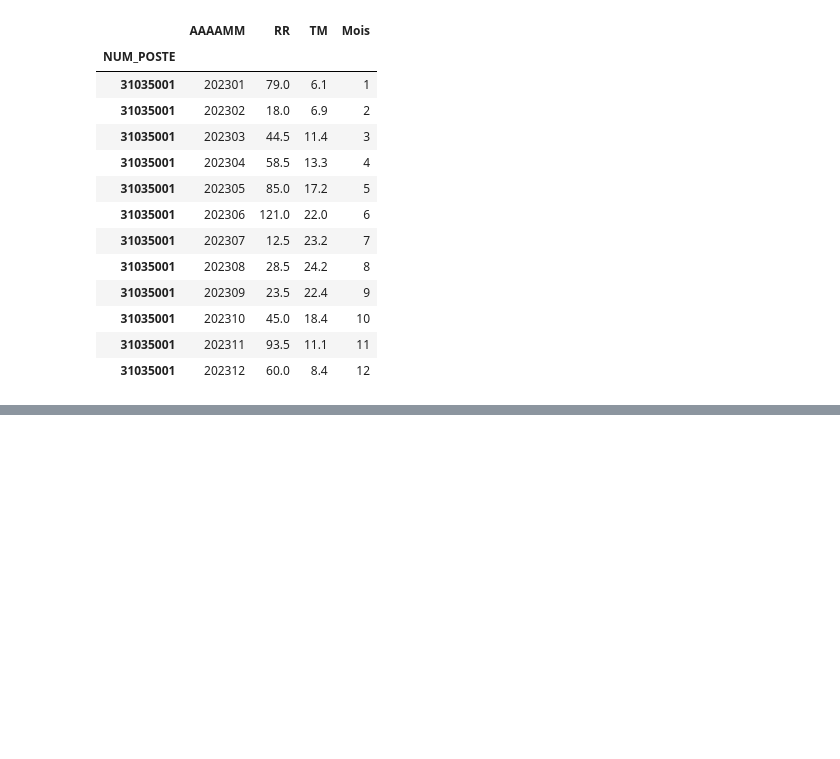
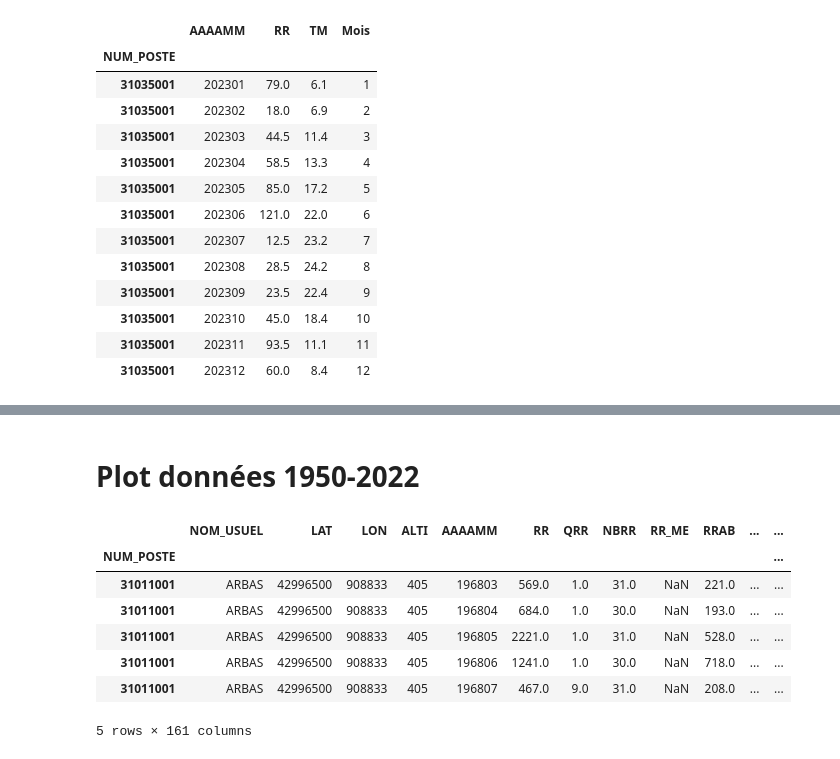
Before and after one commit to GabrielINRAe/Projet_Dataviz, a Jupyter notebook: Diagramme ombro pour station auzeville.ipynb, the cells around one changed output, grey strips where cells are left out. Saved outputs shown, nothing was run; the diff lists cells and outputs as text; code cells hidden in the pictures; blank space fills up the shorter version.

```diff
--- a/Diagramme ombro pour station auzeville.ipynb
+++ b/Diagramme ombro pour station auzeville.ipynb
@@ -83,0 +86,14 @@ plot
+# %% [markdown]
+# Plot données 1950-2022
+# %%
+data = pd.read_csv(r"data\MENSQ_31_previous-1950-2022.csv", sep=';', decimal=',', thousands='.', index_col=0)  # Lire le fichier CSV
+data.head()
+# %% [output]
+|  | NOM_USUEL | LAT | LON | ALTI | AAAAMM | RR | QRR | NBRR | RR_ME | RRAB | ... | ... |
+| NUM_POSTE |  |  |  |  |  |  |  |  |  |  |  | ... |
+| 31011001 | ARBAS | 42996500 | 908833 | 405 | 196803 | 569.0 | 1.0 | 31.0 | NaN | 221.0 | ... | ... |
+| 31011001 | ARBAS | 42996500 | 908833 | 405 | 196804 | 684.0 | 1.0 | 30.0 | NaN | 193.0 | ... | ... |
+| 31011001 | ARBAS | 42996500 | 908833 | 405 | 196805 | 2221.0 | 1.0 | 31.0 | NaN | 528.0 | ... | ... |
+| 31011001 | ARBAS | 42996500 | 908833 | 405 | 196806 | 1241.0 | 1.0 | 30.0 | NaN | 718.0 | ... | ... |
+| 31011001 | ARBAS | 42996500 | 908833 | 405 | 196807 | 467.0 | 9.0 | 31.0 | NaN | 208.0 | ... | ... |
+5 rows × 161 columns
```
Also changed, not shown: parts of 8 cells of this notebook.
